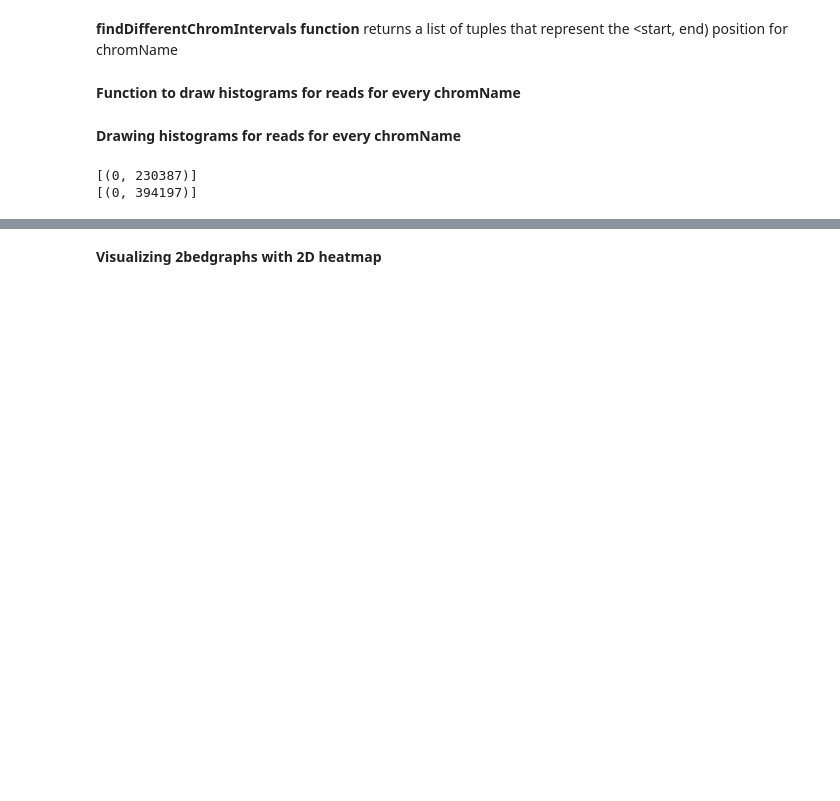
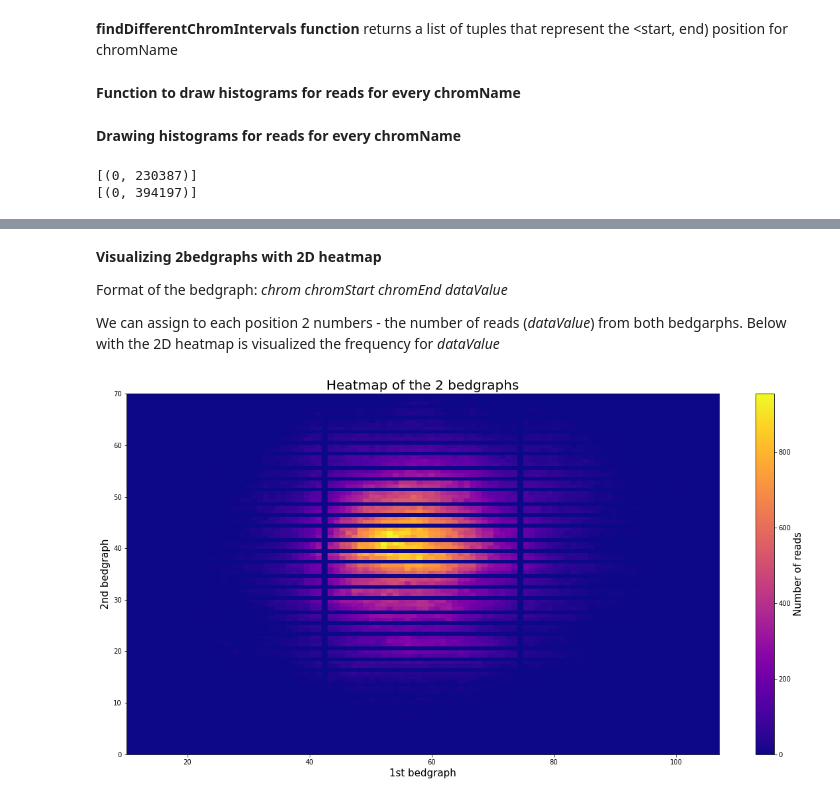
Before and after one commit to evicy/semestral_project, a Jupyter notebook: projekt.ipynb, the cells around one changed output, grey strips where cells are left out. Saved outputs shown, nothing was run; the diff lists cells and outputs as text; code cells hidden in the pictures; blank space fills up the shorter version.

Commit message:
Added 2D heatmap

```diff
--- a/projekt.ipynb
+++ b/projekt.ipynb
@@ -120,2 +123,35 @@ Gauss , shifted:  1
-# %% [markdown]
-**Visualizing 2bedgraphs with 2D heatmap**
+# %% [markdown]
+**Visualizing 2bedgraphs with 2D heatmap**
+
+Format of the bedgraph:
+*chrom chromStart chromEnd dataValue*
+
+We can assign to each position 2 numbers - the number of reads (*dataValue*) from both bedgarphs. Below with the 2D heatmap is visualized the frequency for *dataValue*
+# %%
+bg1 = []
+for r in range(len(bed1_ranges)):
+    bg1 += (int(bed1_ranges[r][1])-int(bed1_ranges[r][0])) * [int(bed1_score[r])]
+
+bg2 = []
+for r in range(len(bed2_ranges)):
+    bg2 += (int(bed2_ranges[r][1])-int(bed2_ranges[r][0])) * [int(bed2_score[r])]
+# %%
+import numpy as np
+import matplotlib.pyplot as plt
+
+x = np.array(bg1)
+y = np.array(bg2)
+
+plt.figure(figsize=(20,10))
+plt.hist2d(x, y, bins=100, cmap='plasma')
+
+cb = plt.colorbar()
+cb.set_label('Number of reads', fontsize=15)
+
+plt.title('Heatmap of the 2 bedgraphs', fontsize=20)
+plt.xlabel('1st bedgraph', fontsize=15)
+plt.ylabel('2nd bedgraph', fontsize=15)
+
+plt.show()
+# %% [output]
+[figure, added]
```
Also changed, not shown: parts of 4 cells of this notebook.
